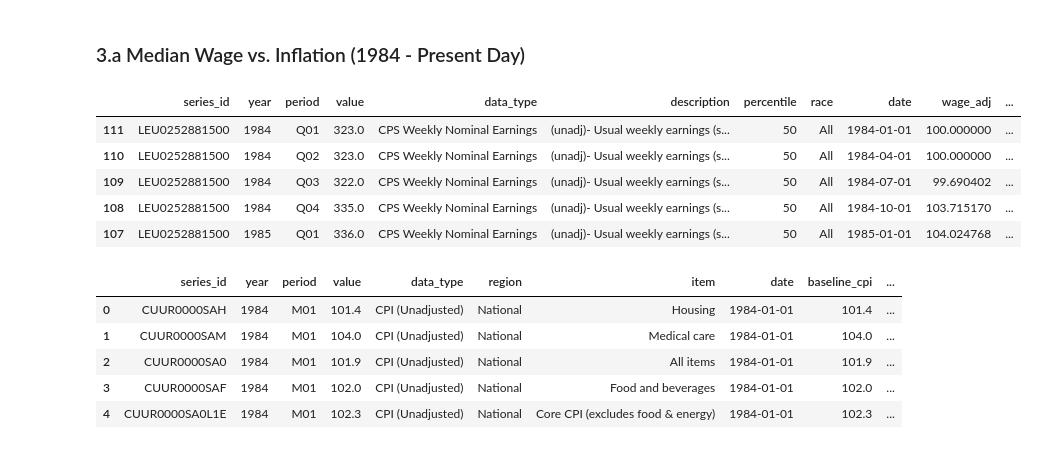
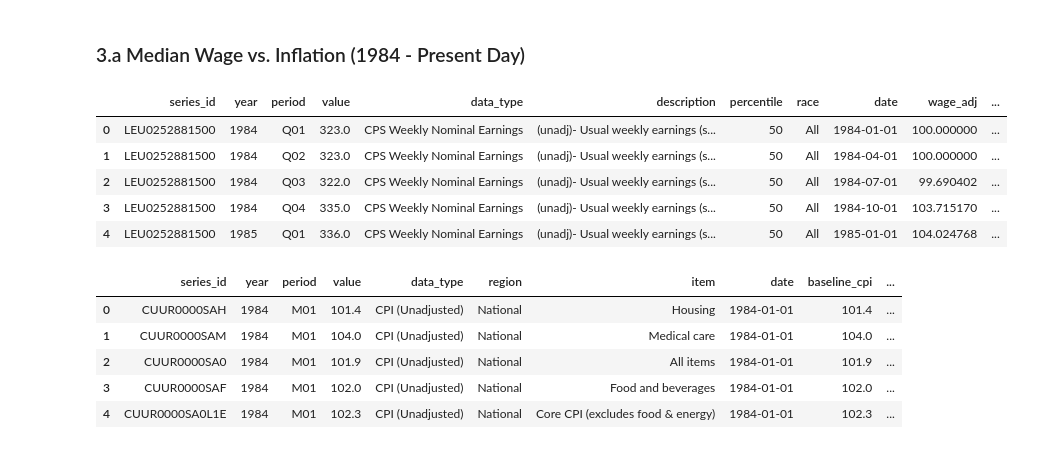
Before and after one commit to selfevidence/selfevidence.github.io, a Jupyter notebook: data/analysis/01_inflation_vs_wages_overall.ipynb, the cells around one changed output. Cells and saved outputs as stored; diff of their text form; code cells hidden in the pictures.

```diff
--- a/data/analysis/01_inflation_vs_wages_overall.ipynb
+++ b/data/analysis/01_inflation_vs_wages_overall.ipynb
@@ -8,7 +8,7 @@ from _notebook_setup import *
 import plotly.express as px
 import plotly.graph_objects as go
 
-hit_api = True
+hit_api = False
 save_output = False
 
 current_year= int(datetime.now().strftime("%Y"))
@@ -145,22 +147,29 @@ df_wages.describe()
 # %% [markdown]
 ### 3.a Median Wage vs. Inflation (1984 - Present Day)
 # %%
-# normalize wage data
 df_1_wage = df_wages[df_wages['percentile'] == 50].copy(deep=True)
 
+# normalize wage data
 first_date = df_1_wage['date'].min()
 normalization_wage = df_1_wage[df_1_wage['date'] == first_date]['value'].item()
 df_1_wage['wage_adj'] = df_1_wage['value'] / normalization_wage * 100
 
-df_1_wage = df_1_wage.sort_values(by='date')
+# calculate cagr of wage_data
+last_date = df_1_wage['date'].max()
+comparison_wage = df_1_wage[df_1_wage['date'] == last_date]['value'].item()
+df_1_wage['quarterly_diff'] = (pd.to_datetime(last_date).to_period('Q') - df_1_wage['date'].dt.to_period('Q')).apply(lambda x: x.n)
+df_1_wage['cagr_wage'] = (comparison_wage / df_1_wage['value']) ** (4 / df_1_wage['quarterly_diff']) - 1
+
+# create string date column for plotting
+df_1_wage = df_1_wage.sort_values(by='date').reset_index(drop=True)
 df_1_wage['date_str'] = pd.to_datetime(df_1_wage['date']).dt.strftime('%Y-%m-%d')
 
 df_1_wage.head()
 # %% [output]
 |  | series_id | year | period | value | data_type | description | percentile | race | date | wage_adj | ... |
-| 111 | LEU0252881500 | 1984 | Q01 | 323.0 | CPS Weekly Nominal Earnings | (unadj)- Usual weekly earnings (s... | 50 | All | 1984-01-01 | 100.000000 | ... |
-| 110 | LEU0252881500 | 1984 | Q02 | 323.0 | CPS Weekly Nominal Earnings | (unadj)- Usual weekly earnings (s... | 50 | All | 1984-04-01 | 100.000000 | ... |
-| 109 | LEU0252881500 | 1984 | Q03 | 322.0 | CPS Weekly Nominal Earnings | (unadj)- Usual weekly earnings (s... | 50 | All | 1984-07-01 | 99.690402 | ... |
-| 108 | LEU0252881500 | 1984 | Q04 | 335.0 | CPS Weekly Nominal Earnings | (unadj)- Usual weekly earnings (s... | 50 | All | 1984-10-01 | 103.715170 | ... |
-| 107 | LEU0252881500 | 1985 | Q01 | 336.0 | CPS Weekly Nominal Earnings | (unadj)- Usual weekly earnings (s... | 50 | All | 1985-01-01 | 104.024768 | ... |
+| 0 | LEU0252881500 | 1984 | Q01 | 323.0 | CPS Weekly Nominal Earnings | (unadj)- Usual weekly earnings (s... | 50 | All | 1984-01-01 | 100.000000 | ... |
+| 1 | LEU0252881500 | 1984 | Q02 | 323.0 | CPS Weekly Nominal Earnings | (unadj)- Usual weekly earnings (s... | 50 | All | 1984-04-01 | 100.000000 | ... |
+| 2 | LEU0252881500 | 1984 | Q03 | 322.0 | CPS Weekly Nominal Earnings | (unadj)- Usual weekly earnings (s... | 50 | All | 1984-07-01 | 99.690402 | ... |
+| 3 | LEU0252881500 | 1984 | Q04 | 335.0 | CPS Weekly Nominal Earnings | (unadj)- Usual weekly earnings (s... | 50 | All | 1984-10-01 | 103.715170 | ... |
+| 4 | LEU0252881500 | 1985 | Q01 | 336.0 | CPS Weekly Nominal Earnings | (unadj)- Usual weekly earnings (s... | 50 | All | 1985-01-01 | 104.024768 | ... |
 # %%
```
Also changed, not shown: parts of 7 cells of this notebook.
